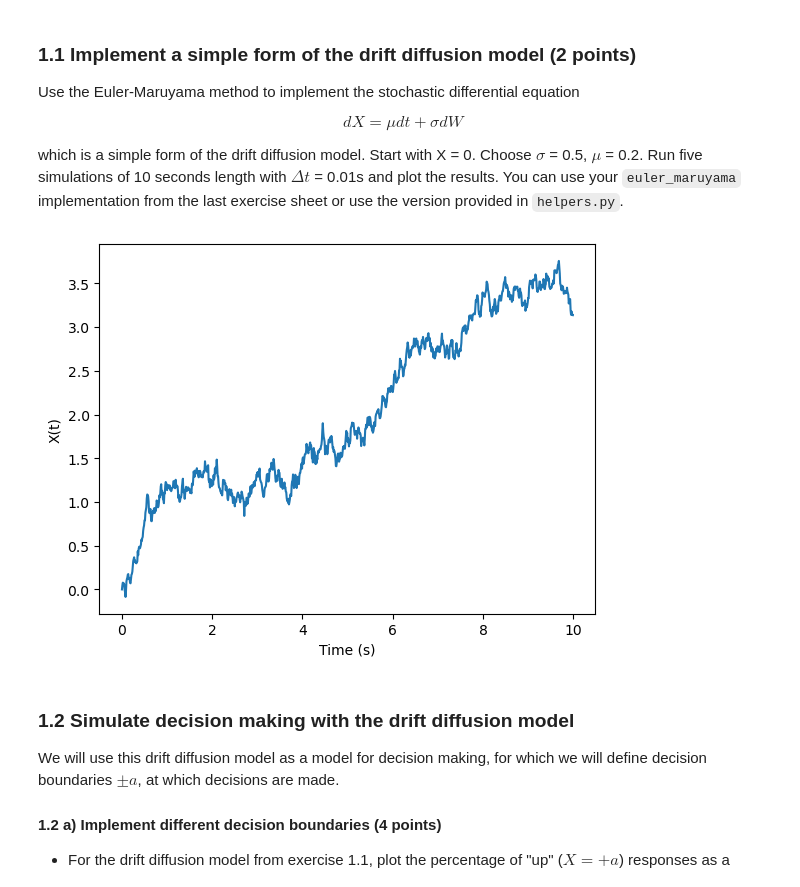
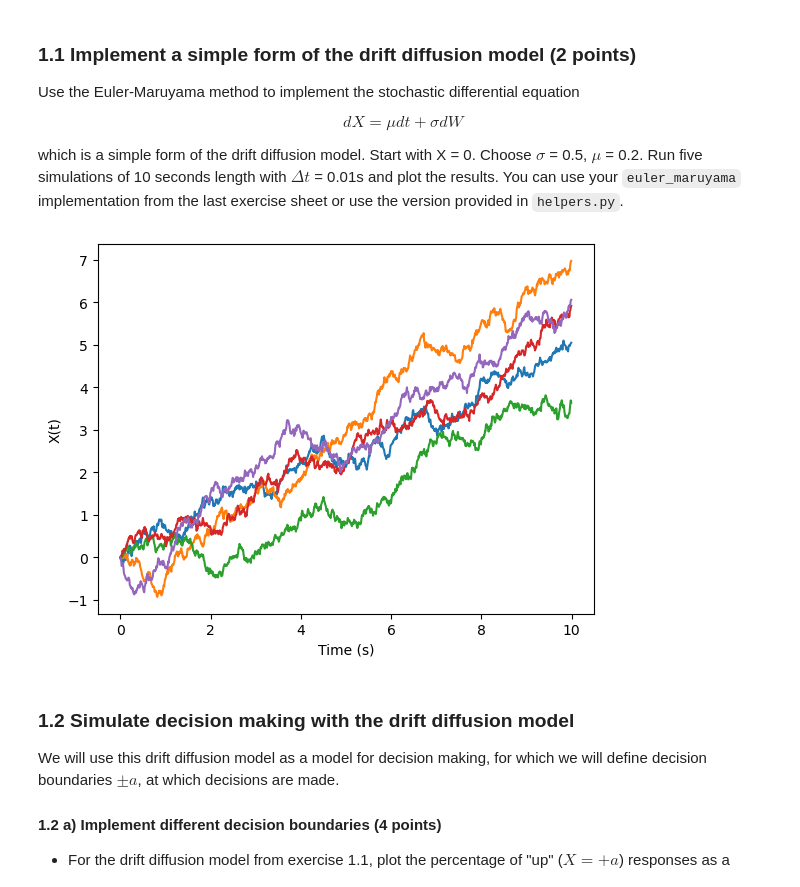
Before and after one commit to lfogarty98/mhbf_pt, a Jupyter notebook: 5-decision-making-I/decision-making-I.ipynb, the cells around one changed output. Drawn from its saved outputs; the diff is of its cells as text; code cells hidden in the pictures.

```diff
--- a/5-decision-making-I/decision-making-I.ipynb
+++ b/5-decision-making-I/decision-making-I.ipynb
@@ -84,21 +84,22 @@ Run five simulations of 10 seconds length with $\Delta t$ = 0.01s and plot the r
 # %%
 # YOUR CODE HERE
 def drift(y, t, mu = 0.5):
     return mu
 
 def diffusion(y, t, sigma = 0.5):
     return sigma
 
 dt = 0.01
 T = 10
 t = np.arange(0, T, dt)
-X = euler_maruyama(drift, diffusion, np.array([0]), t)
-plt.plot(t, X.flatten())
+for i in range(5):
+    X = euler_maruyama(drift, diffusion, np.array([0]), t)
+    plt.plot(t, X.flatten())
 plt.xlabel("Time (s)")
 plt.ylabel("X(t)")
 plt.show()
 # %% [output]
-[figure, old version]
+[figure, new version]
 # %% [markdown]
 ### 1.2 Simulate decision making with the drift diffusion model
 We will use this drift diffusion model as a model for decision making, for which we will define decision boundaries $\pm a$, at which decisions are made.
```
Also changed, not shown: parts of 5 cells of this notebook.
